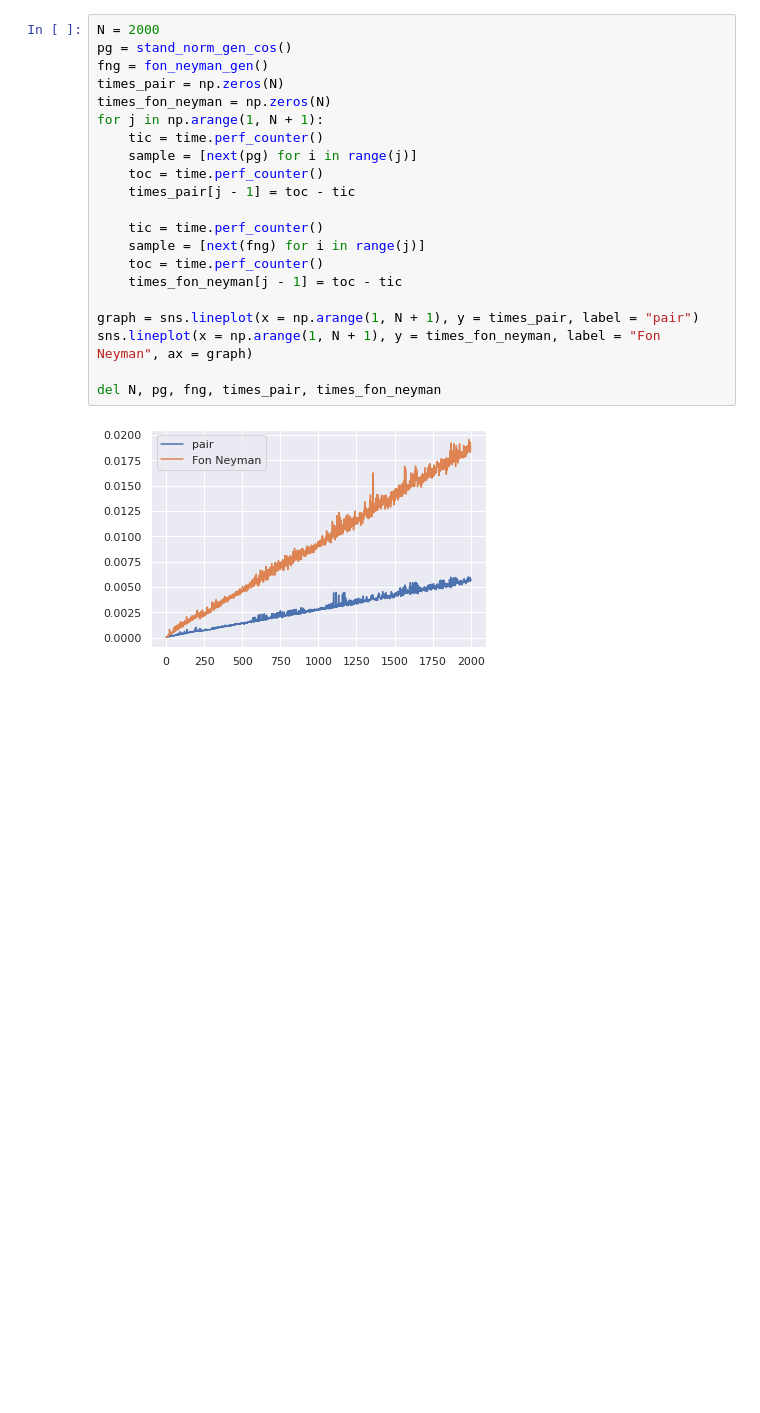
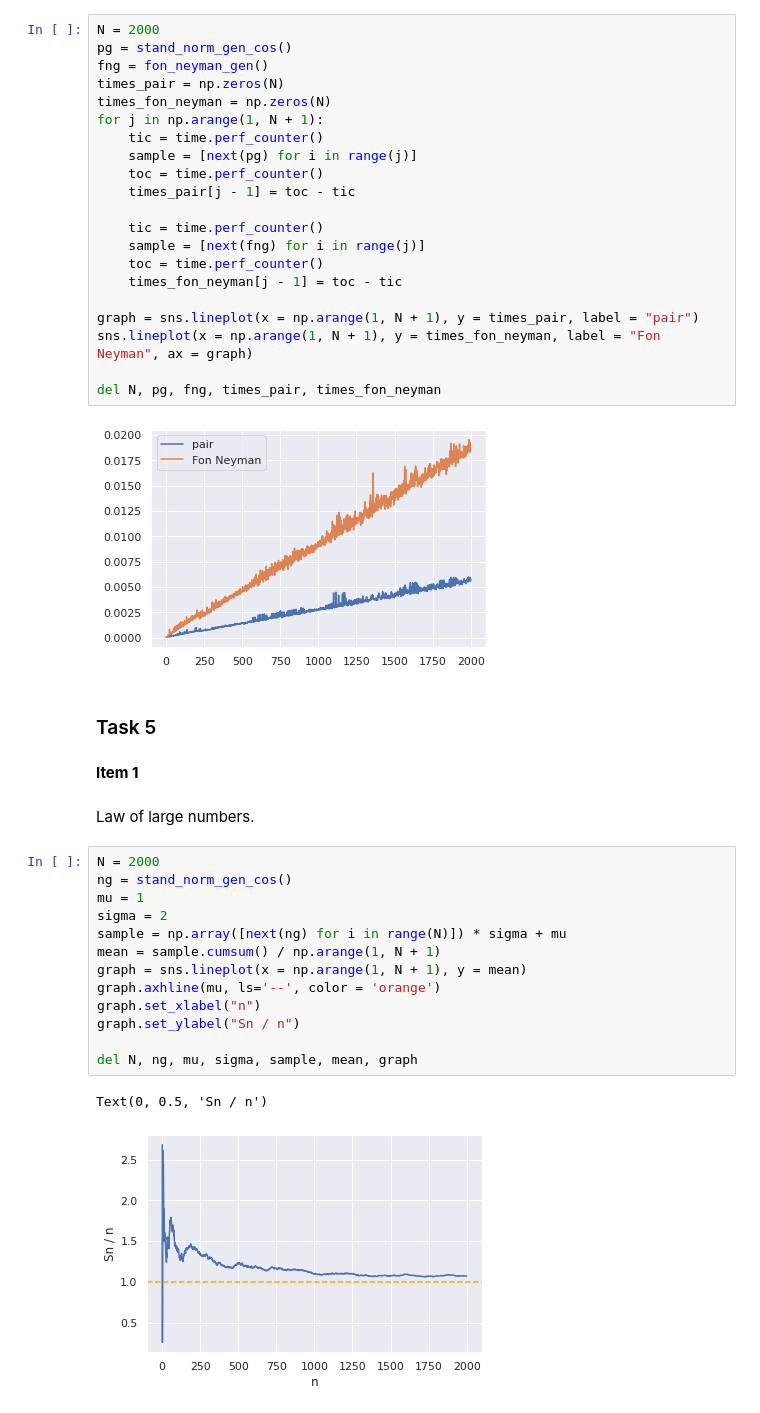
Before and after one commit to Evgurov/stochasic_prac, a Jupyter notebook: main.ipynb, the cells around one changed output. Saved outputs shown, nothing was run; the diff lists cells and outputs as text; blank space fills up the shorter version.

```diff
--- a/main.ipynb
+++ b/main.ipynb
@@ -675,3 +677,25 @@ sns.lineplot(x = np.arange(1, N + 1), y = times_fon_neyman, label = "Fon Neyman"
 del N, pg, fng, times_pair, times_fon_neyman
 # %% [output]
 [figure]
+# %% [markdown]
+### Task 5
+# %% [markdown]
+**Item 1**
+# %% [markdown]
+Law of large numbers.
+# %%
+N = 2000
+ng = stand_norm_gen_cos()
+mu = 1
+sigma = 2
+sample = np.array([next(ng) for i in range(N)]) * sigma + mu
+mean = sample.cumsum() / np.arange(1, N + 1)
+graph = sns.lineplot(x = np.arange(1, N + 1), y = mean)
+graph.axhline(mu, ls='--', color = 'orange')
+graph.set_xlabel("n")
+graph.set_ylabel("Sn / n")
+
+del N, ng, mu, sigma, sample, mean, graph
+# %% [output]
+Text(0, 0.5, 'Sn / n')
+[figure, added]
```
Also changed, not shown: parts of 18 cells of this notebook.
